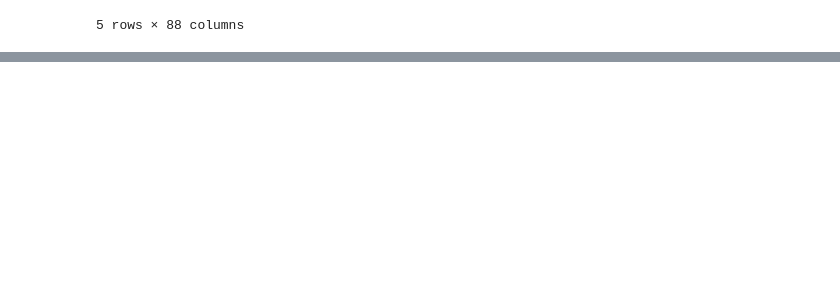
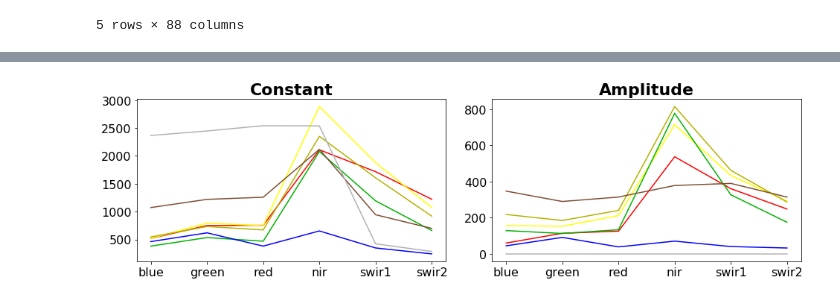
Before and after one commit to SebastianHafner/masterthesis, a Jupyter notebook: reference_data.ipynb, the cells around one changed output, grey strips where cells are left out. Cells and saved outputs as stored; diff of their text form; code cells hidden in the pictures; blank space fills up the shorter version.

```diff
--- a/reference_data.ipynb
+++ b/reference_data.ipynb
@@ -811,0 +127,94 @@ plt.show()
+# %%
+
+# computing amplitude and phase shift for each band
+for band in spectral_bands:
+    a = df_coefs[f'midcenter_{band}_a1']
+    b = df_coefs[f'midcenter_{band}_b1']
+    df_coefs[f'midcenter_{band}_amplitude1'] = np.sqrt(np.power(a,2)+np.power(b,2))
+    df_coefs[f'midcenter_{band}_phase_shift1'] = np.arctan(b/a)
+
+
+
+
+
+
+
+def plot_data(ax,df,label,features,title):
+
+
+    bands = ['blue','green','red','nir','swir1','swir2']
+
+    classes = [
+        'Artifical areas',
+        'Grass and herb vegetation',
+        'Brush vegetation',
+        'Tree vegetation',
+        'Bare land',
+        'Watery areas',
+        'Glacier, perpetual snow'
+    ]
+
+    colors = [
+        '#FF0000',
+        '#FFFF00',
+        '#B2B200',
+        '#00B200',
+        '#804D33',
+        '#0000FF',
+        '#B2B2B2'
+    ]
+
+    lines = []
+    classes = sorted(df[label].unique())
+
+    for iclass in classes:
+
+        df_sub = df[df[label]==iclass]
+        class_means = [np.mean(list(df_sub[feature])) for feature in features]
+        class_medians = [np.median(list(df_sub[feature])) for feature in features]
+        class_stds = [np.std(list(df_sub[feature])) for feature in features]
+
+        lines += ax.plot([i for i in range(len(features))], class_medians, label=iclass, color=colors[iclass])
+
+    fontsize = 16
+    fontsize_title = 22
+
+    ax.set_title(
+        title,
+        fontdict={'size': fontsize_title, 'weight': 'bold'}
+    )
+
+    ax.set_xticks([i for i in range(len(features))])
+    ax.set_xticklabels(bands, fontdict={'fontsize': fontsize})
+
+
+
+
+
+    return
+
+
+
+
+
+
+n_plots = 4
+fig, axs = plt.subplots(1,2, figsize=(16,4), facecolor='w', edgecolor='k', sharex=True)
+fontsize = 16
+fontsize_title = 22
+plt.rcParams.update({'font.size': fontsize, 'axes.labelsize': fontsize, 'axes.titlesize': fontsize })
+fig.subplots_adjust(hspace=0.1, wspace=0.15)
+axs = axs.ravel()
+
+
+
+
+plot_data(axs[0],df_coefs,'land_cover',[f'midcenter_{band}_c' for band in spectral_bands],'Constant')
+plot_data(axs[1],df_coefs,'land_cover',[f'midcenter_{band}_amplitude1' for band in spectral_bands],'Amplitude')
+
+
+
+plt.savefig(f'plots/reference_data_analysis_as{yearAS}.png', dpi=300, bbox_inches = "tight")
+plt.show()
+# %% [output]
+[figure, added]
```
Also changed, not shown: parts of 11 cells of this notebook.
